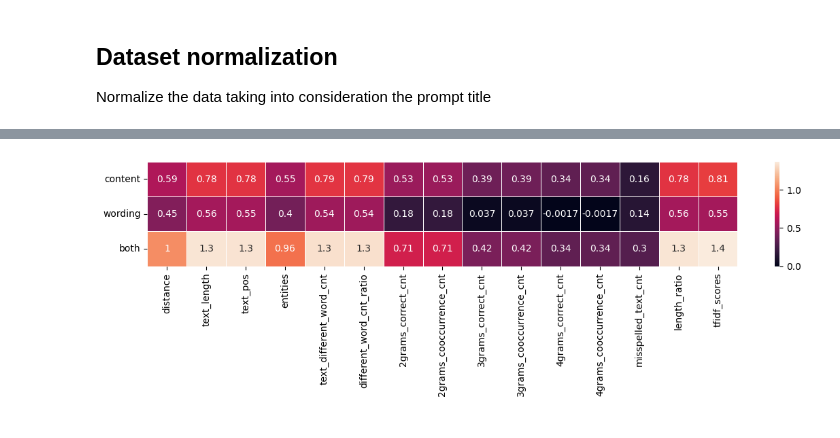
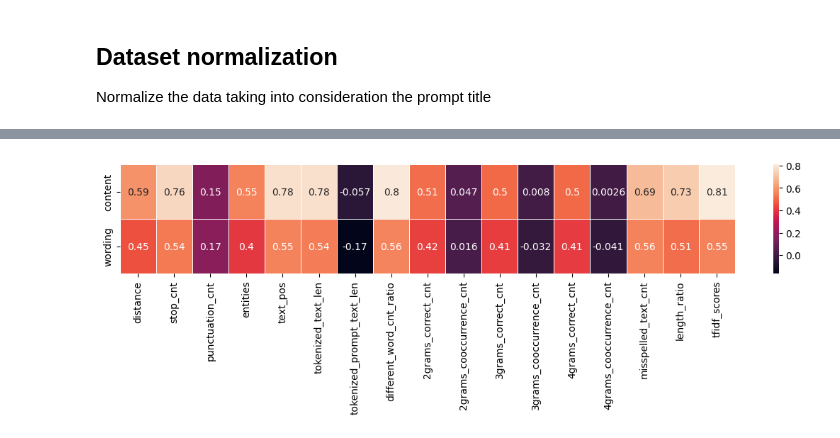
Before and after one commit to Sopralapanca/CommonLitChallenge, a Jupyter notebook: Correction+POS+NER+PrepareDataset.ipynb, the cells around one changed output, grey strips where cells are left out. Cells and saved outputs as stored; diff of their text form; code cells hidden in the pictures.

```diff
--- a/Correction+POS+NER+PrepareDataset.ipynb
+++ b/Correction+POS+NER+PrepareDataset.ipynb
@@ -604,7 +351,7 @@ from sklearn.feature_extraction.text import TfidfVectorizer
 tfidf_vectorizers = {}
 
 for class_id, group in training_data.groupby('prompt_id'):
-    text_data = group['text_preprocessed']
+    text_data = group['corrected_text_preprocessed']
     prompt_question_data = group['prompt_question']
     prompt_title_data = group['prompt_title']
     prompt_text_data = group['prompt_preprocessed']
@@ -646,15 +393,14 @@ training_data['different_word_cnt_ratio'] = training_data.swifter.apply(lambda r
 for n in range(2, 5):
   prompt_col = f"{n}grams_prompt_cnt"
   corre_col = f"{n}grams_corrected_cnt"
-  text_col = f"{n}grams_prompt_cnt"
+  text_col = f"{n}grams_text_cnt"
 
   training_data[f"{n}grams_correct_cnt"] = training_data.swifter.apply(lambda row: count_cooccurring_ngrams(row[text_col], row[corre_col]), axis=1)
   training_data[f"{n}grams_cooccurrence_cnt"] = training_data.swifter.apply(lambda row: count_cooccurring_ngrams(row[corre_col], row[prompt_col]), axis=1)
 # Semantic Similarity
 # training_data["semantic_similarity"] = training_data.swifter.apply(lambda row: lang_wizard.semantic_similarity(row["corrected_text"], row["prompt_text"]), axis=1)
 # Mispelled Words Counting
-training_data["misspelled_text"] = training_data["corrected_text"].swifter.apply(lambda x: misspelled(x))
-training_data["misspelled_text_cnt"] = training_data["misspelled_text"].swifter.apply(len)
+training_data["misspelled_text_cnt"] = training_data["text"].swifter.apply(lambda x: misspelled(x))
 # Text Length Ratio
 training_data["length_ratio"] = training_data["text_length"] / training_data["prompt_length"]
 # TF-IDF scores
@@ -685,8 +432,8 @@ def normalize_col(df, col):
 
     return df
 # %%
-normalize_cols = ["text_length", "misspelled_text_cnt", "text_different_word_cnt",
-                  "tfidf_scores", "text_pos", "entities", "distance", "different_word_cnt_ratio", "length_ratio"]
+normalize_cols = ["misspelled_text_cnt", "tfidf_scores", "text_pos",
+                  "entities", "distance", "stop_cnt", "punctuation_cnt"]
 for n in range(2, 5):
   normalize_cols.append(f"{n}grams_correct_cnt")
   normalize_cols.append(f"{n}grams_cooccurrence_cnt")
@@ -697,0 +447,16 @@ training_data.drop(columns=del_columns, axis=1, inplace=True)
+# %%
+import matplotlib.pyplot as plt
+import matplotlib.patches as mpatches
+fig, ax = plt.subplots(1, 1, sharex='col', sharey='row', figsize=(10, 8))
+
+training_data.hist(column='tokenized_text_len', ax=ax, alpha=0.5, color='red')
+training_data.hist(column='tokenized_prompt_text_len', ax=ax, alpha=0.5, color='blue')
+ax.set_title('Tokenized text length')
+ax.set_xlabel('Token Length')
+ax.set_ylabel('Frequence')
+red_patch = mpatches.Patch(alpha=0.5, color='red', label='Column text')
+blue_patch = mpatches.Patch(alpha=0.5, color='blue', label='Column prompt_text')
+plt.legend(handles=[red_patch, blue_patch])
+
+training_data = normalize_col(training_data, "tokenized_text_len")
+training_data.drop(columns='tokenized_prompt_text_len', inplace=True)
@@ -785,13 +548,13 @@ tfidf_scores            0.80947          0.55433         1.3638
 # %%
 import seaborn as sn
 import matplotlib.pyplot as plt
 x_labels = content_corr.axes[0].tolist()
-y_labels = ['content', 'wording', 'both']
+y_labels = ['content', 'wording']
 fig, ax = plt.subplots(figsize=(14,2))
-ax = sn.heatmap([content_corr[2:], wording_corr[2:], both_corr[2:]], xticklabels=x_labels[2:], yticklabels=y_labels, annot=True, linewidths=.5)
+ax = sn.heatmap([content_corr[2:], wording_corr[2:]], xticklabels=x_labels[2:], yticklabels=y_labels, annot=True, linewidths=.5)
 plt.show()
 # %% [output]
-[figure, old version]
+[figure, new version]
 # %%
 training_data.to_csv('dataset.csv', index=False)
 # %%
```
Also changed, not shown: parts of 24 cells of this notebook.
